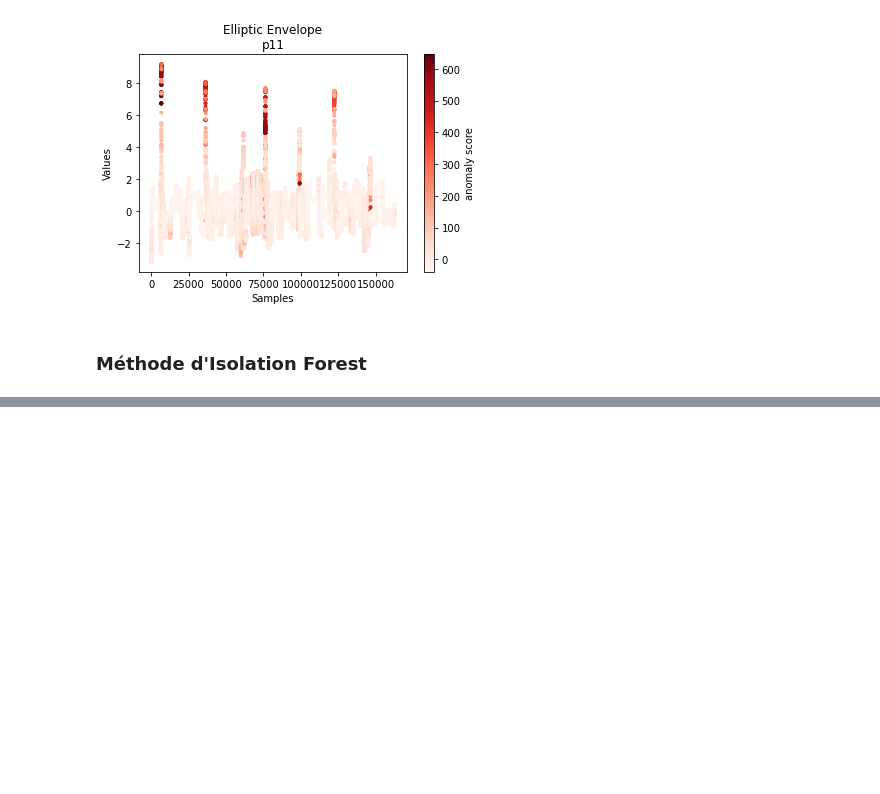
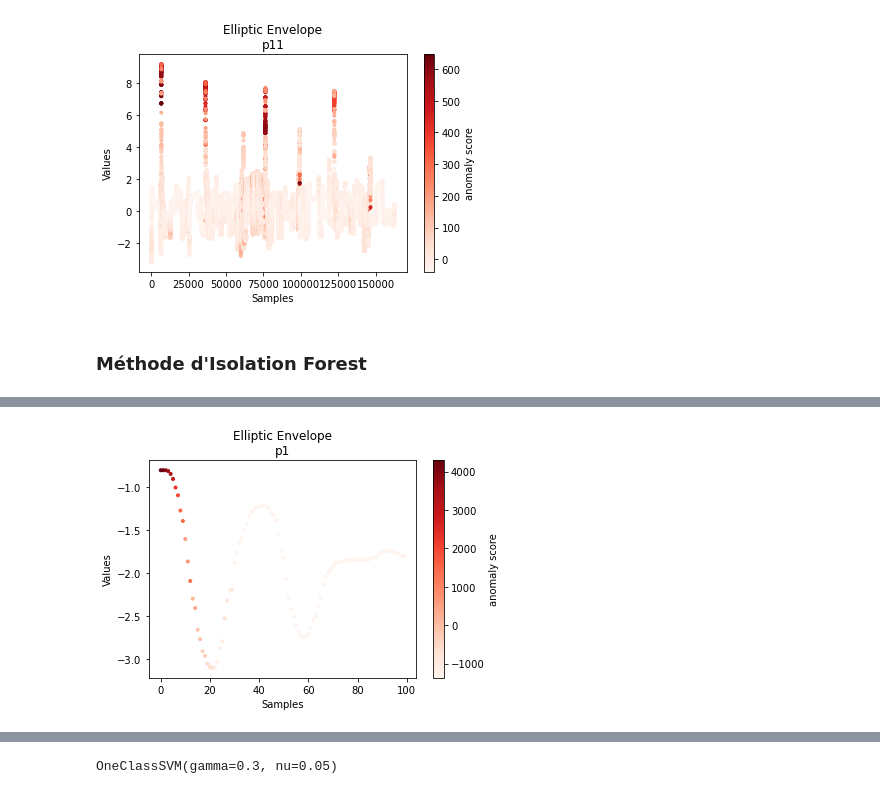
Before and after one commit to cdrutinus/ml-class-anomaly-detection, a Jupyter notebook: BE Plane's Windows.ipynb, the cells around one changed output, grey strips where cells are left out. Saved outputs shown, nothing was run; the diff lists cells and outputs as text; code cells hidden in the pictures; blank space fills up the shorter version.

```diff
--- a/BE Plane's Windows.ipynb
+++ b/BE Plane's Windows.ipynb
@@ -123,0 +155,6 @@ plotAnomalyScore2D(df, clf_name, clf)
+# %%
+n = data_1_1_1.shape[0]
+
+plotAnomalyScore2D(data_1_1_1, clf_name, clf, n)
+# %% [output]
+[figure, added]
@@ -123,0 +171,6 @@ plotAnomalyScore2D(df, clf_name, clf)
+# %%
+clf_name = 'One Class SVM'
+clf = OneClassSVM(nu=0.05, kernel="rbf", gamma=0.3) # nu corresponds to contamination
+clf.fit(data_1_1_1)
+# %% [output]
+OneClassSVM(gamma=0.3, nu=0.05)
```
Also changed, not shown: parts of 18 cells of this notebook.
